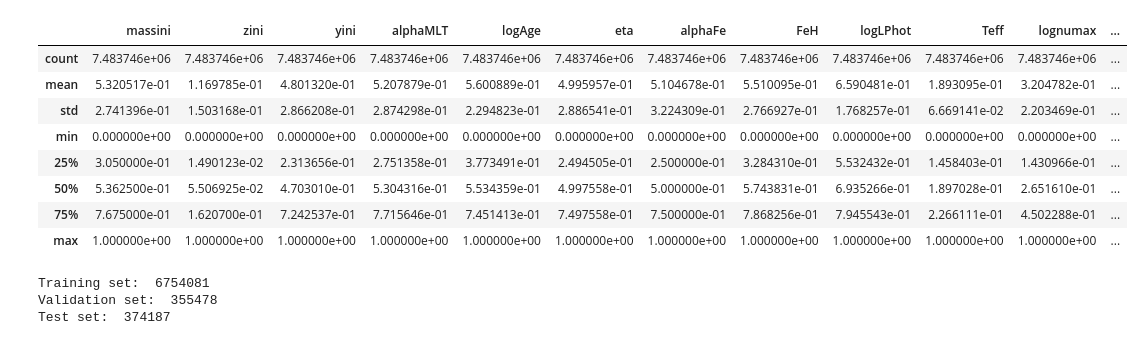
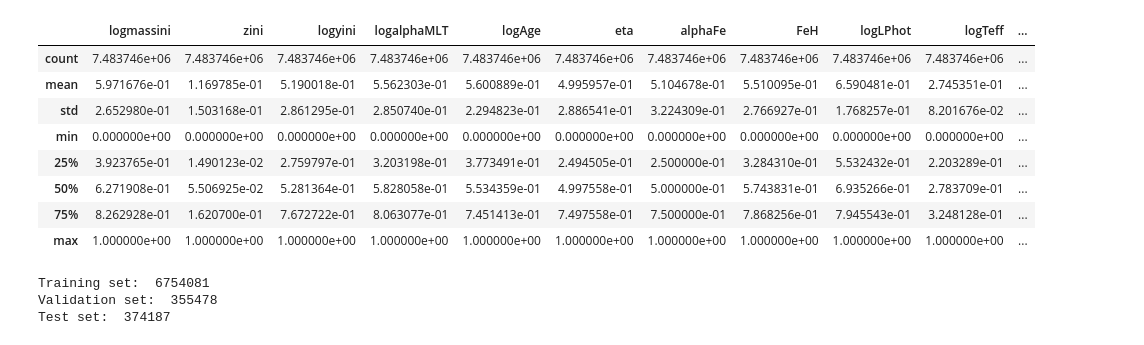
Before and after one commit to ehatt98/M4-hierarchical, a Jupyter notebook: notebooks/plots/hexbin-plot.ipynb, the cells around one changed output. Cells and saved outputs as stored; diff of their text form; code cells hidden in the pictures.

```diff
--- a/notebooks/plots/hexbin-plot.ipynb
+++ b/notebooks/plots/hexbin-plot.ipynb
@@ -52,36 +52,48 @@ I0000 00:00:1754576930.786114 3112816 gpu_device.cc:2022] Created device /job:lo
 # %%
-df_full = pd.read_hdf('../grids/Chiara-dnufit.hdf5', key='df') ## edit for your grid!!
+df_full = pd.read_hdf('../../grids/Chiara-dnufit.hdf5', key='df') ## edit for your grid!!
 
 df_full['logLPhot'] = np.log10(df_full['LPhot'])
+
+df_full['lognumax'] = np.log10(df_full['numax']*3090)
+
+df_full['logdnufit'] = np.log10(df_full['dnufit'])
+
 df_full['logAge'] = np.log10(df_full['age'])
-df_full['lognumax'] = np.log10(df_full['numax']*3090)
-df_full['logdnufit'] = np.log10(df_full['dnufit']*135)
+
+df_full['logTeff'] = np.log10(df_full['Teff'])
+
+df_full['logmassini'] = np.log10(df_full['massini'])
+
+df_full['logyini'] = np.log10(df_full['yini'])
+
+df_full['logalphaMLT'] = np.log10(df_full['alphaMLT'])
+
 
 #### define inputs
-inputs = ['massini', 'zini', 'yini', 'alphaMLT', 'logAge', 'eta', 'alphaFe']
+inputs = ['logmassini', 'zini', 'logyini', 'logalphaMLT', 'logAge', 'eta', 'alphaFe']
 
 #### define outputs
-classical_outputs = ['FeH', 'logLPhot', 'Teff']
-astero_outputs = ['lognumax', 'logdnufit'] # 10 modes for now
+classical_outputs = ['FeH', 'logLPhot', 'logTeff']
+astero_outputs = ['lognumax', 'logdnufit']
 
 outputs = classical_outputs+astero_outputs
 
 df = df_full[inputs+outputs]
 
 df_norm = (df - df.min())/(df.max() - df.min())
 
 ## check df_norm.describe looks reasonable (min=0, max=1):
 df_norm.describe()
 # %% [output]
-|  | massini | zini | yini | alphaMLT | logAge | eta | alphaFe | FeH | logLPhot | Teff | lognumax | ... |
-| count | 7.483746e+06 | 7.483746e+06 | 7.483746e+06 | 7.483746e+06 | 7.483746e+06 | 7.483746e+06 | 7.483746e+06 | 7.483746e+06 | 7.483746e+06 | 7.483746e+06 | 7.483746e+06 | ... |
-| mean | 5.320517e-01 | 1.169785e-01 | 4.801320e-01 | 5.207879e-01 | 5.600889e-01 | 4.995957e-01 | 5.104678e-01 | 5.510095e-01 | 6.590481e-01 | 1.893095e-01 | 3.204782e-01 | ... |
-| std | 2.741396e-01 | 1.503168e-01 | 2.866208e-01 | 2.874298e-01 | 2.294823e-01 | 2.886541e-01 | 3.224309e-01 | 2.766927e-01 | 1.768257e-01 | 6.669141e-02 | 2.203469e-01 | ... |
-| min | 0.000000e+00 | 0.000000e+00 | 0.000000e+00 | 0.000000e+00 | 0.000000e+00 | 0.000000e+00 | 0.000000e+00 | 0.000000e+00 | 0.000000e+00 | 0.000000e+00 | 0.000000e+00 | ... |
-| 25% | 3.050000e-01 | 1.490123e-02 | 2.313656e-01 | 2.751358e-01 | 3.773491e-01 | 2.494505e-01 | 2.500000e-01 | 3.284310e-01 | 5.532432e-01 | 1.458403e-01 | 1.430966e-01 | ... |
-| 50% | 5.362500e-01 | 5.506925e-02 | 4.703010e-01 | 5.304316e-01 | 5.534359e-01 | 4.997558e-01 | 5.000000e-01 | 5.743831e-01 | 6.935266e-01 | 1.897028e-01 | 2.651610e-01 | ... |
-| 75% | 7.675000e-01 | 1.620700e-01 | 7.242537e-01 | 7.715646e-01 | 7.451413e-01 | 7.497558e-01 | 7.500000e-01 | 7.868256e-01 | 7.945543e-01 | 2.266111e-01 | 4.502288e-01 | ... |
-| max | 1.000000e+00 | 1.000000e+00 | 1.000000e+00 | 1.000000e+00 | 1.000000e+00 | 1.000000e+00 | 1.000000e+00 | 1.000000e+00 | 1.000000e+00 | 1.000000e+00 | 1.000000e+00 | ... |
+|  | logmassini | zini | logyini | logalphaMLT | logAge | eta | alphaFe | FeH | logLPhot | logTeff | ... |
+| count | 7.483746e+06 | 7.483746e+06 | 7.483746e+06 | 7.483746e+06 | 7.483746e+06 | 7.483746e+06 | 7.483746e+06 | 7.483746e+06 | 7.483746e+06 | 7.483746e+06 | ... |
+| mean | 5.971676e-01 | 1.169785e-01 | 5.190018e-01 | 5.562303e-01 | 5.600889e-01 | 4.995957e-01 | 5.104678e-01 | 5.510095e-01 | 6.590481e-01 | 2.745351e-01 | ... |
+| std | 2.652980e-01 | 1.503168e-01 | 2.861295e-01 | 2.850740e-01 | 2.294823e-01 | 2.886541e-01 | 3.224309e-01 | 2.766927e-01 | 1.768257e-01 | 8.201676e-02 | ... |
+| min | 0.000000e+00 | 0.000000e+00 | 0.000000e+00 | 0.000000e+00 | 0.000000e+00 | 0.000000e+00 | 0.000000e+00 | 0.000000e+00 | 0.000000e+00 | 0.000000e+00 | ... |
+| 25% | 3.923765e-01 | 1.490123e-02 | 2.759797e-01 | 3.203198e-01 | 3.773491e-01 | 2.494505e-01 | 2.500000e-01 | 3.284310e-01 | 5.532432e-01 | 2.203289e-01 | ... |
+| 50% | 6.271908e-01 | 5.506925e-02 | 5.281364e-01 | 5.828058e-01 | 5.534359e-01 | 4.997558e-01 | 5.000000e-01 | 5.743831e-01 | 6.935266e-01 | 2.783709e-01 | ... |
+| 75% | 8.262928e-01 | 1.620700e-01 | 7.672722e-01 | 8.063077e-01 | 7.451413e-01 | 7.497558e-01 | 7.500000e-01 | 7.868256e-01 | 7.945543e-01 | 3.248128e-01 | ... |
+| max | 1.000000e+00 | 1.000000e+00 | 1.000000e+00 | 1.000000e+00 | 1.000000e+00 | 1.000000e+00 | 1.000000e+00 | 1.000000e+00 | 1.000000e+00 | 1.000000e+00 | ... |
 # %%
 seed = 42
 
```
Also changed, not shown: parts of 7 cells of this notebook, 5 other files.
